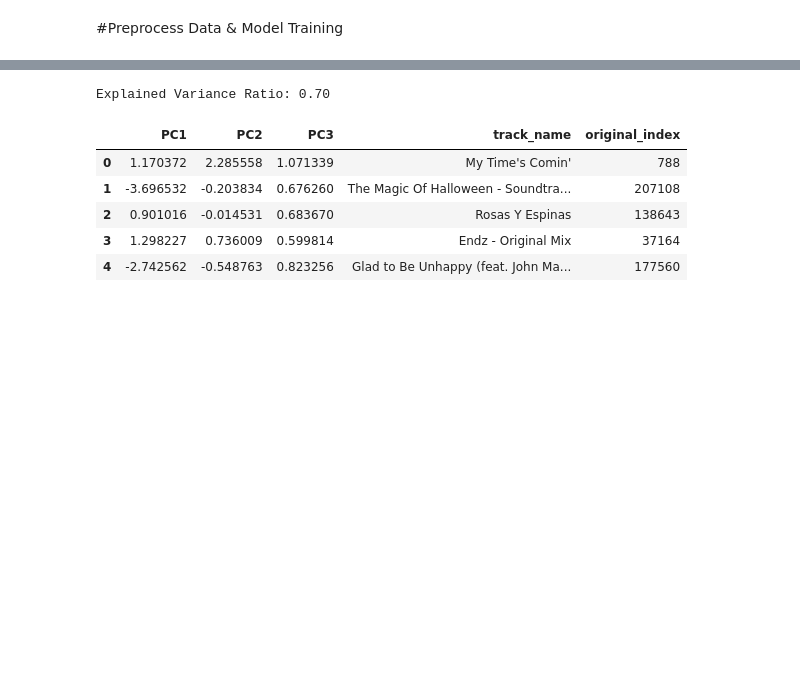
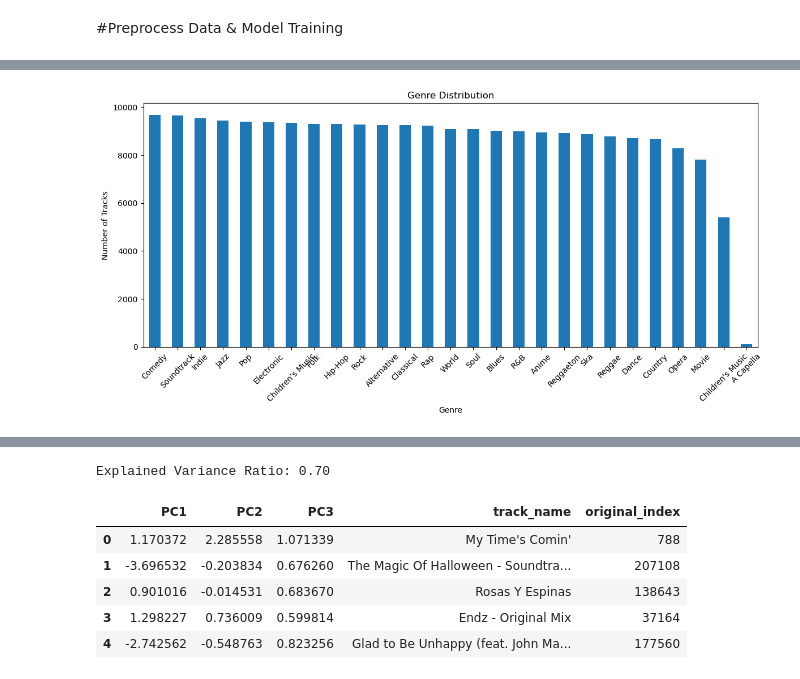
Before and after one commit to Tserrof7/Whats-Your-Jam-Final-Project, a Jupyter notebook: spotify.ipynb, the cells around one changed output, grey strips where cells are left out. Drawn from its saved outputs; the diff is of its cells as text; code cells hidden in the pictures; blank space fills up the shorter version.

Commit message:
visualization update

```diff
--- a/spotify.ipynb
+++ b/spotify.ipynb
@@ -83,0 +93,16 @@ X_scaled_df = pd.DataFrame(X_scaled, columns=numeric_features)
+# %%
+# Count occurrences of each genre
+genre_counts = df['genre'].value_counts()
+
+# Plot distribution of genres
+plt.figure(figsize=(12, 6))
+plot_1 = genre_counts.plot(kind='bar')
+plot_1.set_title('Genre Distribution')
+plot_1.set_xlabel('Genre')
+plot_1.set_ylabel('Number of Tracks')
+plot_1.set_xticklabels(plot_1.get_xticklabels(), rotation=45)
+plt.tight_layout()
+
+plt.show()
+# %% [output]
+[figure, added]
```
Also changed, not shown: parts of 12 cells of this notebook.
